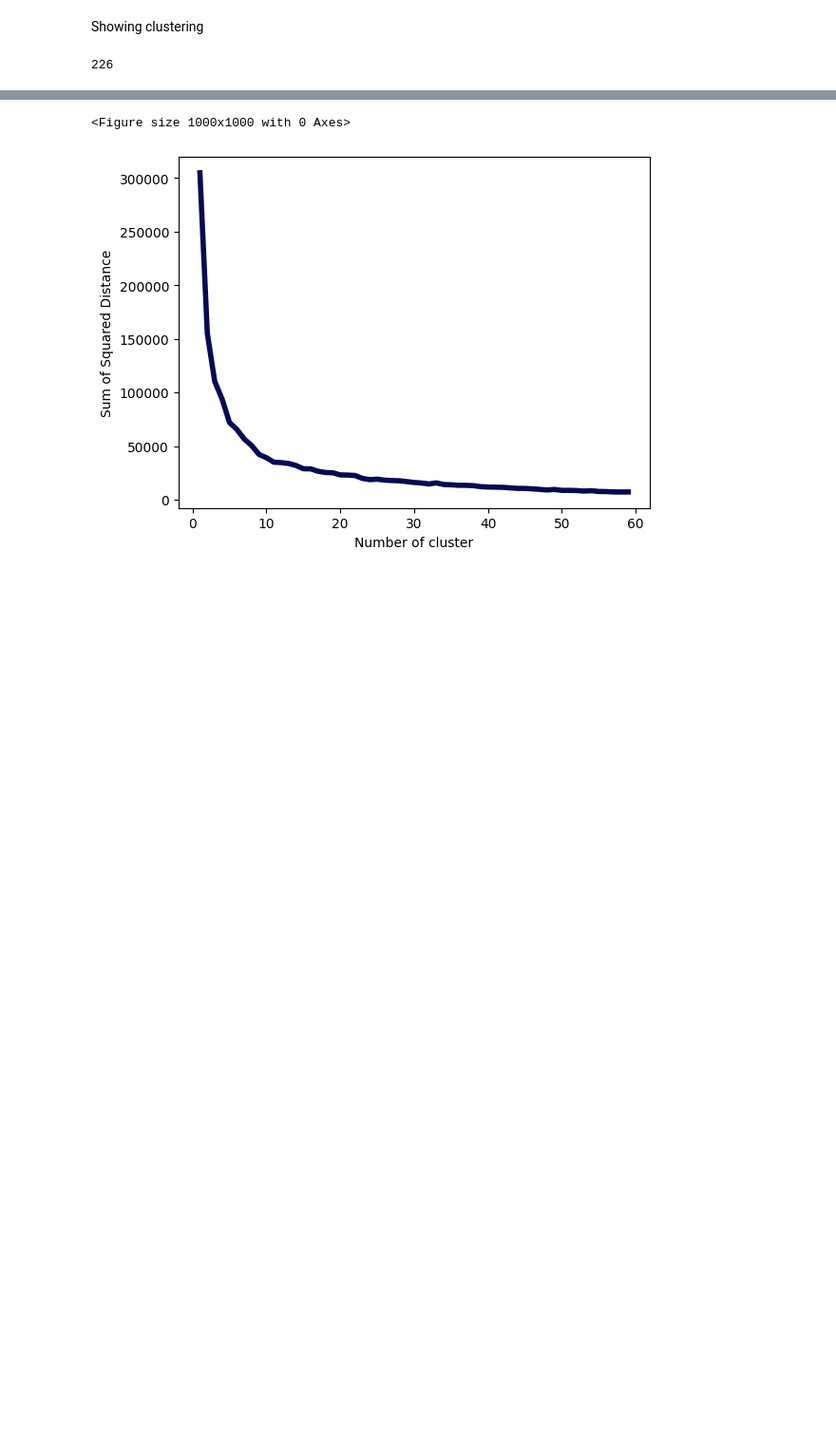
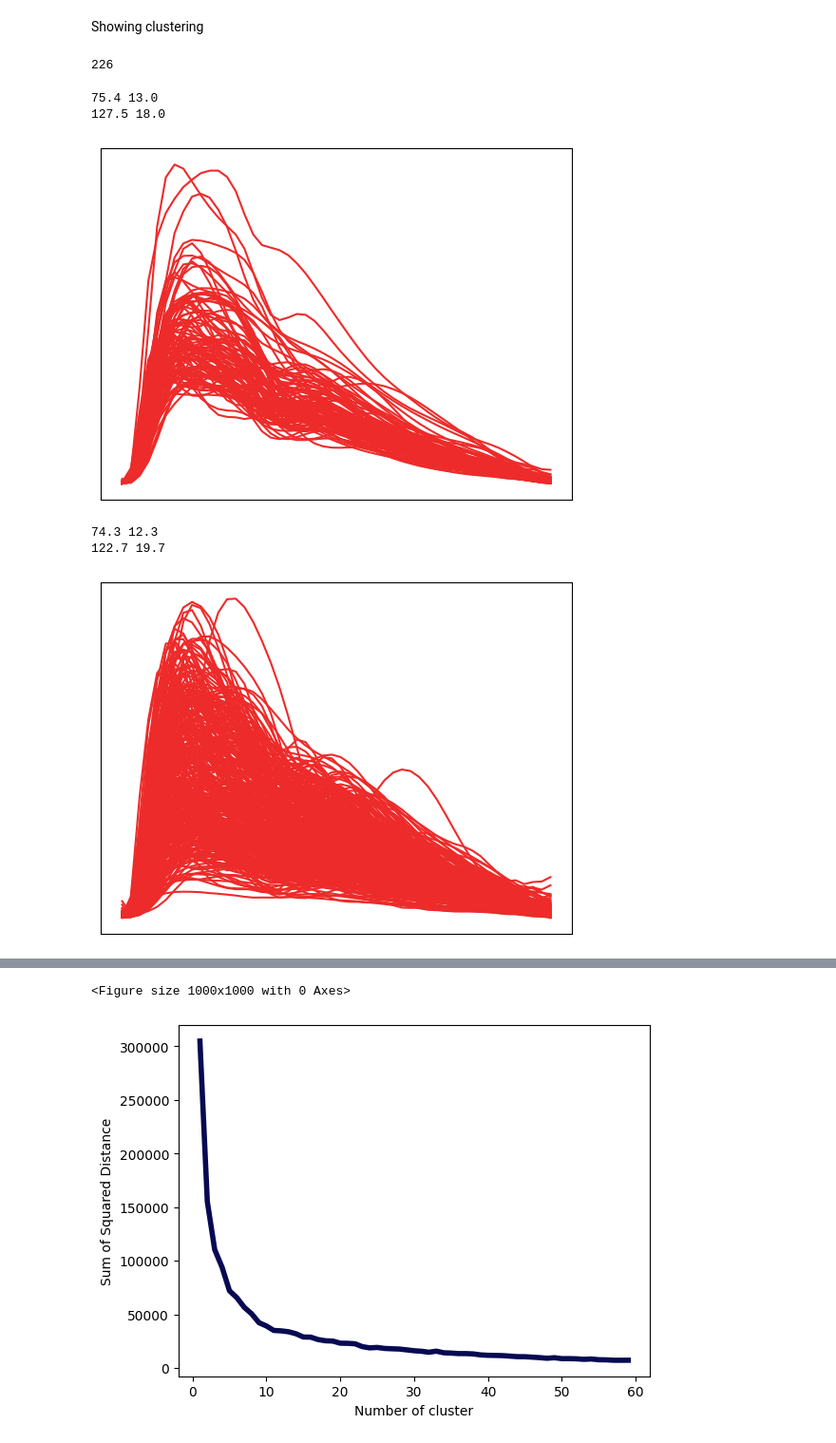
Before and after one commit to danielle34/summer24-lab, a Jupyter notebook: summer24_notebook.ipynb, the cells around one changed output, grey strips where cells are left out. Shown at 95% size. Saved outputs shown, nothing was run; the diff lists cells and outputs as text; code cells hidden in the pictures; blank space fills up the shorter version.

Commit message:
more cross testsing the groups

```diff
--- a/summer24_notebook.ipynb
+++ b/summer24_notebook.ipynb
@@ -889,29 +912,36 @@ len(filter_by_hypertension(0)[0])
 # %% [output]
 226
 # %%
-# #this prints all the pulses
-# from sklearn.cluster import KMeans
-# n_clusters=110
-# kmeans = KMeans(n_clusters=n_clusters)
+#this prints all the pulses
+from sklearn.cluster import KMeans
+n_clusters=2
+kmeans = KMeans(n_clusters=n_clusters)
 
-# y = kmeans.fit_predict(auscultatory_pressure_real)
+y = kmeans.fit_predict(auscultatory_pressure_real)
 
-# #print(y)
-# for j in range(n_clusters):
-#     indexes = [idx for idx, val in enumerate(y) if val == j]
-#     dbp_variation = [float(i) for j, i in enumerate(list(auscultatory_dbp_real)) if j in indexes]
-#     dbp_variation=list(dbp_variation)
-#     sbp_variation = [float(i) for j, i in enumerate(list(auscultatory_sbp_real)) if j in indexes]
-#     sbp_variation =list(sbp_variation)
-#     #print(sbp_variation)
-#     print(round(get_stats(dbp_variation)[3],1), round(get_stats(dbp_variation)[4] - get_stats(dbp_variation)[3],1) )
-#     print(round(get_stats(sbp_variation)[3],1), round(get_stats(sbp_variation)[4] - get_stats(sbp_variation)[3],1))
-#     for i in indexes:
-#         plt.plot(auscultatory_pressure_real[i], color="#ED2B2A")
-#     #plt.title(f"With {len(indexes)} in the group")
-#     plt.xticks([])
-#     plt.yticks([])
-#     plt.show()
+#print(y)
+for j in range(n_clusters):
+    indexes = [idx for idx, val in enumerate(y) if val == j]
+    dbp_variation = [float(i) for j, i in enumerate(list(auscultatory_dbp_real)) if j in indexes]
+    dbp_variation=list(dbp_variation)
+    sbp_variation = [float(i) for j, i in enumerate(list(auscultatory_sbp_real)) if j in indexes]
+    sbp_variation =list(sbp_variation)
+    #print(sbp_variation)
+    print(round(get_stats(dbp_variation)[3],1), round(get_stats(dbp_variation)[4] - get_stats(dbp_variation)[3],1) )
+    print(round(get_stats(sbp_variation)[3],1), round(get_stats(sbp_variation)[4] - get_stats(sbp_variation)[3],1))
+    for i in indexes:
+        plt.plot(auscultatory_pressure_real[i], color="#ED2B2A")
+    #plt.title(f"With {len(indexes)} in the group")
+    plt.xticks([])
+    plt.yticks([])
+    plt.show()
+# %% [output]
+75.4 13.0
+127.5 18.0
+[figure, added]
+74.3 12.3
+122.7 19.7
+[figure, added]
 # %%
 # I want to show as you add a pulse the avegera SD error goes down
 from sklearn.cluster import KMeans
```
Also changed, not shown: parts of 25 cells of this notebook.
